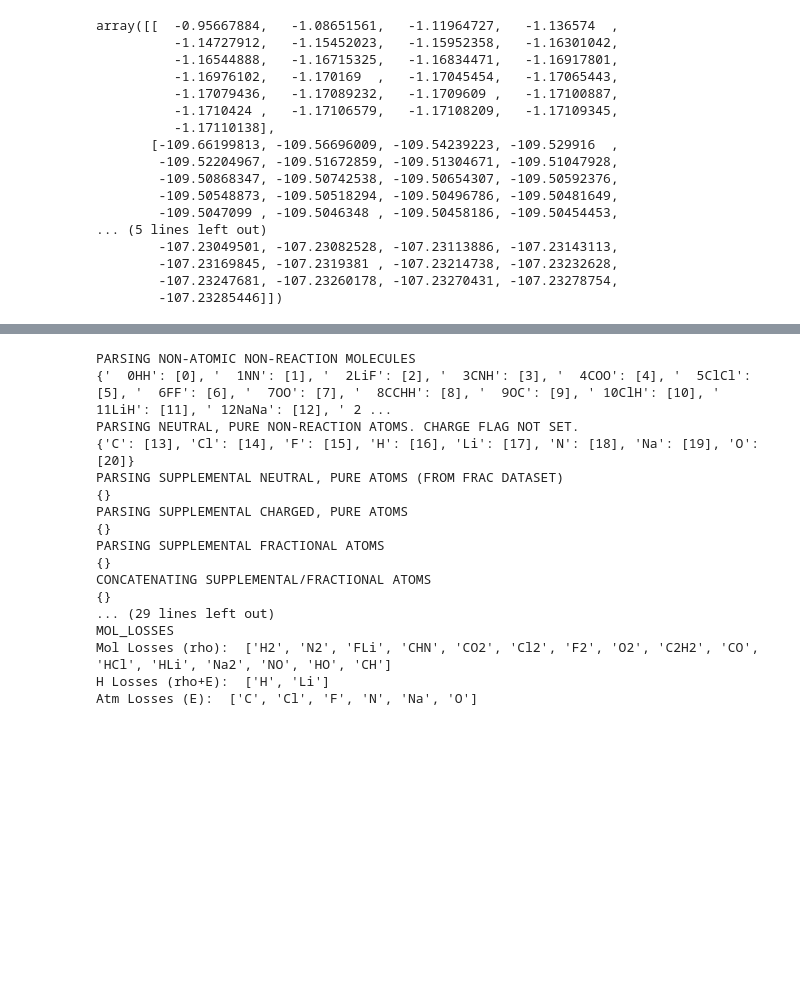
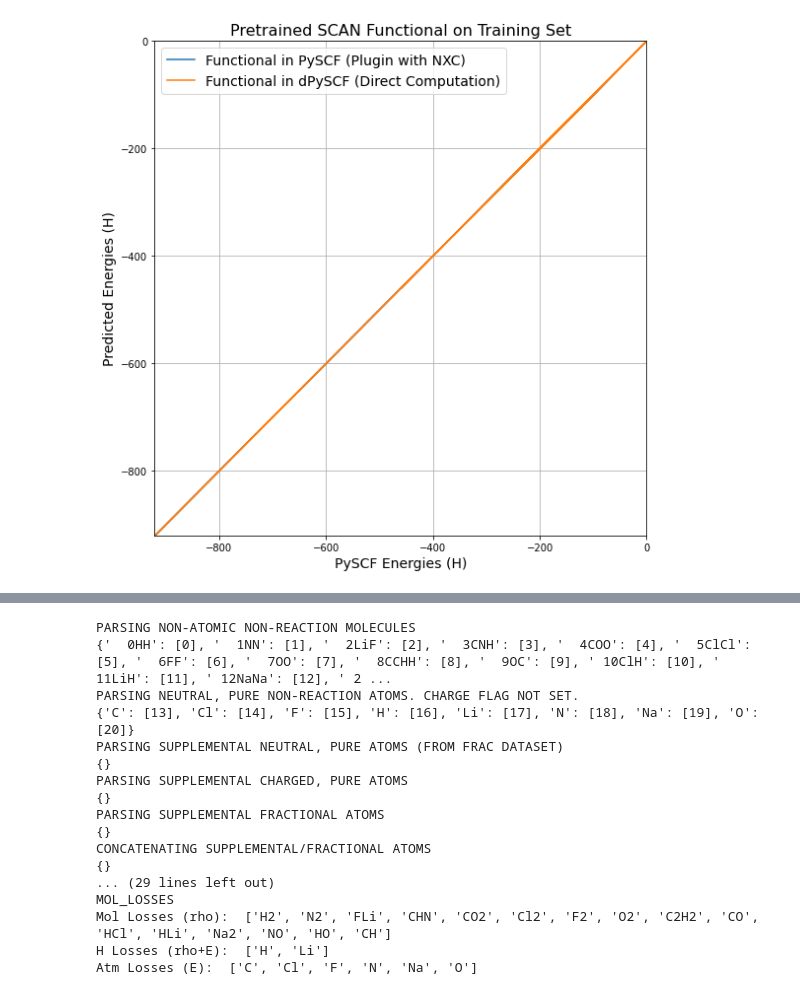
Before and after one commit to alecpwills/dpyscfl, a Jupyter notebook: notebooks/Untitled.ipynb, the cells around one changed output, grey strips where cells are left out. Drawn from its saved outputs; the diff is of its cells as text; code cells hidden in the pictures; blank space fills up the shorter version.

```diff
--- a/notebooks/Untitled.ipynb
+++ b/notebooks/Untitled.ipynb
@@ -12,40 +13,37 @@ from ase.units import Bohr, Hartree
 import os, sys, argparse, psutil, pickle, threading, signal
 from opt_einsum import contract
 import matplotlib.pyplot as plt
-# %%
-t = [np.array([-0.95667884, -1.08651561, -1.11964727, -1.136574  , -1.14727912,
-       -1.15452023, -1.15952358, -1.16301042, -1.16544888, -1.16715325,
-       -1.16834471, -1.16917801, -1.16976102, -1.170169  , -1.17045454,
-       -1.17065443, -1.17079436, -1.17089232, -1.1709609 , -1.17100887,
-       -1.1710424 , -1.17106579, -1.17108209, -1.17109345, -1.17110138]), np.array([-109.66199813, -109.56696009, -109.54239223, -109.529916  ,
-       -109.52204967, -109.51672859, -109.51304671, -109.51047928,
-       -109.50868347, -109.50742538, -109.50654307, -109.50592376,
-       -109.50548873, -109.50518294, -109.50496786, -109.50481649,
-       -109.5047099 , -109.5046348 , -109.50458186, -109.50454453,
-       -109.50451818, -109.50449958, -109.50448644, -109.50447716,
-       -109.50447059]), np.array([-107.2429497 , -107.28010402, -107.24268532, -107.23672506,
-       -107.23180934, -107.22898002, -107.22780156, -107.22799843,
-       -107.22857807, -107.2291856 , -107.22970633, -107.23013166,
-       -107.23049501, -107.23082528, -107.23113886, -107.23143113,
-       -107.23169845, -107.2319381 , -107.23214738, -107.23232628,
-       -107.23247681, -107.23260178, -107.23270431, -107.23278754,
-       -107.23285446])]
-np.array(t)
-# %% [output]
-array([[  -0.95667884,   -1.08651561,   -1.11964727,   -1.136574  ,
-          -1.14727912,   -1.15452023,   -1.15952358,   -1.16301042,
-          -1.16544888,   -1.16715325,   -1.16834471,   -1.16917801,
-          -1.16976102,   -1.170169  ,   -1.17045454,   -1.17065443,
-          -1.17079436,   -1.17089232,   -1.1709609 ,   -1.17100887,
-          -1.1710424 ,   -1.17106579,   -1.17108209,   -1.17109345,
-          -1.17110138],
-       [-109.66199813, -109.56696009, -109.54239223, -109.529916  ,
-        -109.52204967, -109.51672859, -109.51304671, -109.51047928,
-        -109.50868347, -109.50742538, -109.50654307, -109.50592376,
-        -109.50548873, -109.50518294, -109.50496786, -109.50481649,
-        -109.5047099 , -109.5046348 , -109.50458186, -109.50454453,
-... (5 lines left out)
-        -107.23049501, -107.23082528, -107.23113886, -107.23143113,
-        -107.23169845, -107.2319381 , -107.23214738, -107.23232628,
-        -107.23247681, -107.23260178, -107.23270431, -107.23278754,
-        -107.23285446]])
+# %%
+trp = '/home/awills/Documents/Research/swxcd/train/pt/scan/pop/2022-07-26_18:10:24.788495testrun.dat'
+evp = '/home/awills/Documents/Research/swxcd/eval/pt/scan/table.dat'
+ccp = '/home/awills/Documents/Research/swxcd/aegis/rhscanrxn/progress'
+
+cc = pd.read_csv(ccp, sep='\t')
+ev = pd.read_csv(evp, sep='\t')
+tr = pd.read_csv(trp, sep='\t', names = ['idx','form','sym','e','conv','sc'], header=0)
+
+cce = cc[[cc.columns[0], cc.columns[2]]]
+eve = ev[[ev.columns[0], ev.columns[2]]]
+tre = tr[['idx', 'e']]
+tre.loc[:, 'e'] = tre['e'].apply(lambda x: x.replace('[','').replace(']','')).astype(float)
+# %%
+f = plt.figure(figsize=(8,8))
+ax = f.add_subplot(111)
+
+ex = cce[cce[cc.columns[0]].isin(eve[ev.columns[0]])].values[:, 1]
+ey = eve.values[:, 1]
+
+tx = cce[cce[cc.columns[0]].isin(tre['idx'])].values[:, 1]
+ty = tre.values[:, 1]
+ax.plot(ex, ey, label='Functional in PySCF (Plugin with NXC)')
+ax.plot(tx, ty, label='Functional in dPySCF (Direct Computation)')
+ax.grid()
+ax.set_ylim(eve.values[:, 1].min(), 0)
+ax.set_xlim(eve.values[:, 1].min(), 0)
+ax.set_xlabel('PySCF Energies (H)', fontsize=14)
+ax.set_ylabel('Predicted Energies (H)', fontsize=14)
+ax.legend(fontsize=14)
+plt.title("Pretrained SCAN Functional on Training Set", fontsize=16)
+plt.tight_layout()
+# %% [output]
+[figure, added]
```
Also changed, not shown: parts of 4 cells of this notebook, 1 other file.
